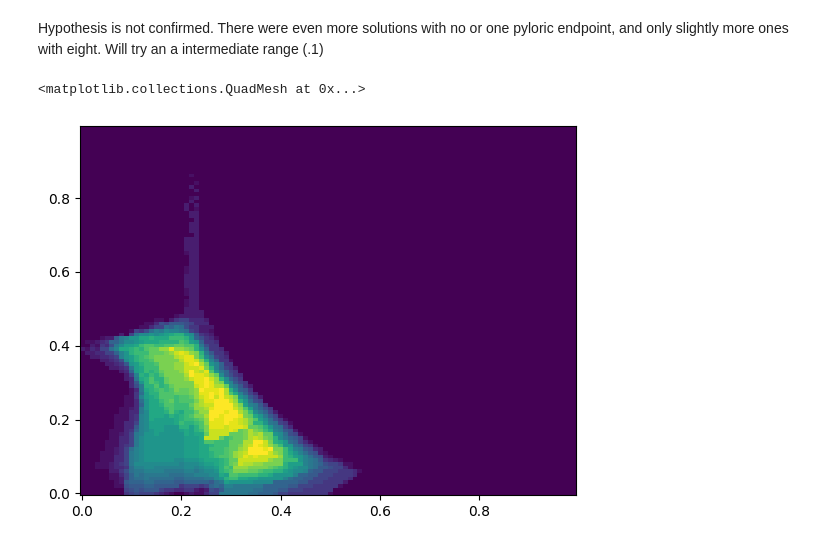
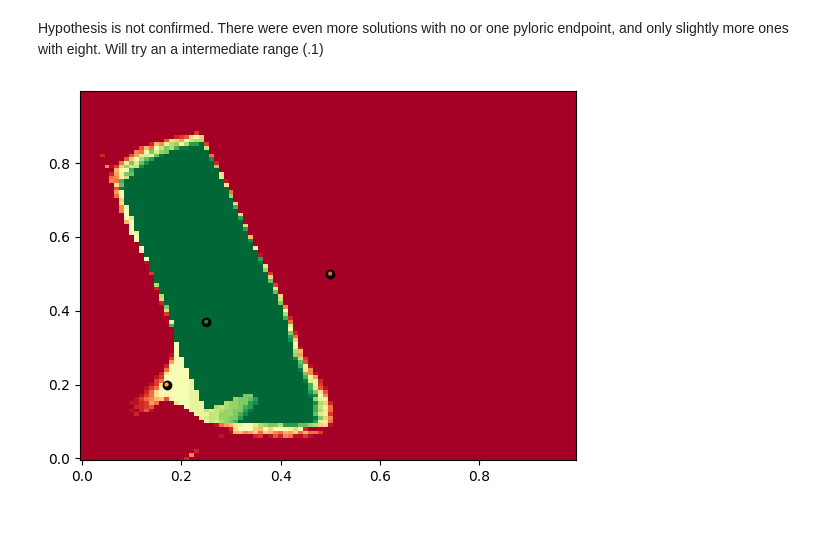
Before and after one commit to ljstolting/EvolvingHP, a Jupyter notebook: Cpp/HPparspaceanalysis.ipynb, the cells around one changed output. Cells and saved outputs as stored; diff of their text form; code cells hidden in the pictures.

Commit message:
hp parspace parallel run

```diff
--- a/Cpp/HPparspaceanalysis.ipynb
+++ b/Cpp/HPparspaceanalysis.ipynb
@@ -168,14 +168,28 @@ plt.show()
 [figure]
 # %% [markdown]
 Hypothesis is not confirmed. There were even more solutions with no or one pyloric endpoint, and only slightly more ones with eight. Will try an a intermediate range (.1)
+# %%
+viridian = '#277C5E'
+xanthous = '#F8AB25'
+flame = '#E46A3A'
+french_gray = '#BEBFC5'
+airforce_blue = '#5F8EB0'
 # %%
 #new rho version
-parspace_short = np.loadtxt('./Specifically Evolved HP mechanisms/Every Circuit/19/HPparslice_newrho.dat')
-parspace_short = parspace_short.swapaxes(0,1)
-parspace_long = np.loadtxt('./Specifically Evolved HP mechanisms/Every Circuit/19/HPparslice_newrho_long.dat')
-parspace_long = parspace_long.swapaxes(0,1)
+# parspace_short = np.loadtxt('./Specifically Evolved HP mechanisms/Every Circuit/19/HPparslice_newrho.dat')
+# parspace_short = parspace_short.swapaxes(0,1)
+parspace = np.loadtxt('./Specifically Evolved HP mechanisms/Every Circuit/19/HPparslice_newrho_long.dat')
+parspace = parspace.swapaxes(0,1)
+parspace_long = np.zeros((len(par1_res),len(par2_res)))
+parspace_long[:,0:len(parspace[0])] = parspace
-# %%
-plt.pcolormesh(par1_res[0:len(parspace_long[0])],par2_res,parspace_long)
-# %% [output]
-<matplotlib.collections.QuadMesh at 0x...>
-[figure, removed]
+# %%
+plt.pcolormesh(par1_res[0:len(parspace_long[0])],par2_res,parspace_long,cmap ="RdYlGn")
+# plt.xlabel(r'$\theta_{LP}$')
+# plt.ylabel(r'$\theta_{PD}$')
+# plt.title('# Pyloric Solutions after ADHP')
+# plt.colorbar()
+plt.scatter([0.17, 0.25, 0.5 ],[0.2, 0.37, 0.5],color=[xanthous,viridian,flame],s=4,zorder=4)
+plt.scatter([0.17, 0.25, 0.5 ],[0.2, 0.37, 0.5],color='k',zorder=3)
+plt.show()
+# %% [output]
+[figure, added]
```
Also changed, not shown: parts of 1 cell of this notebook, 11 other files.
